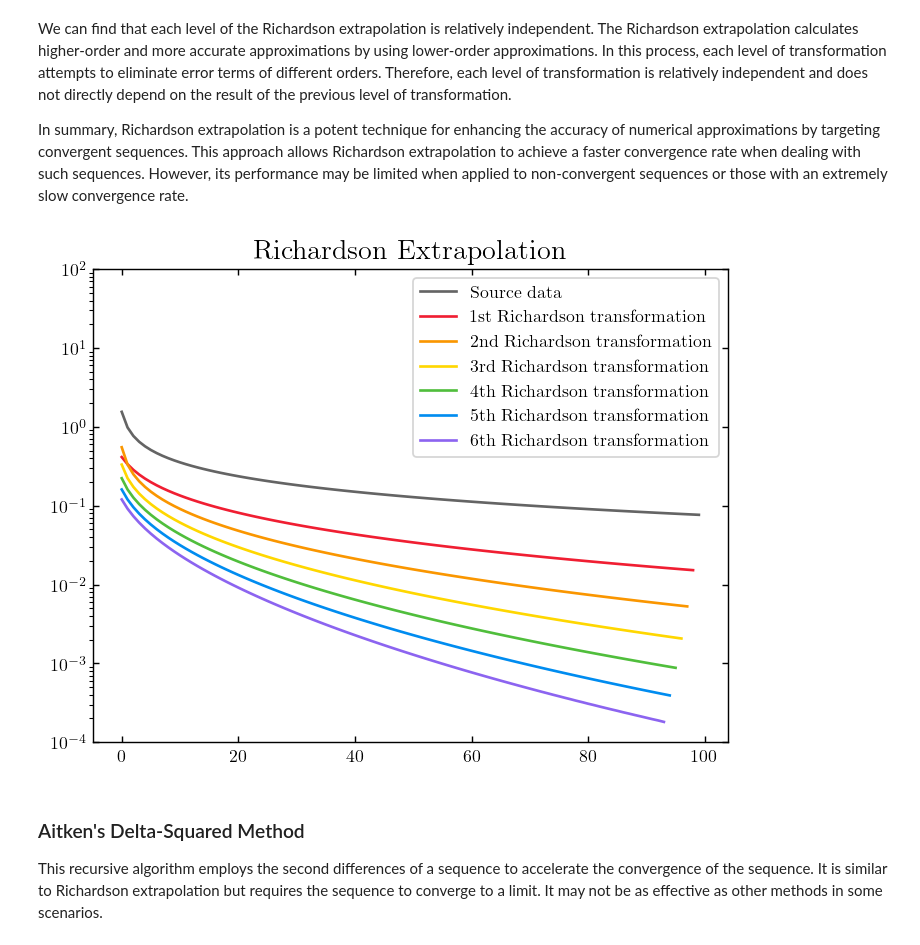
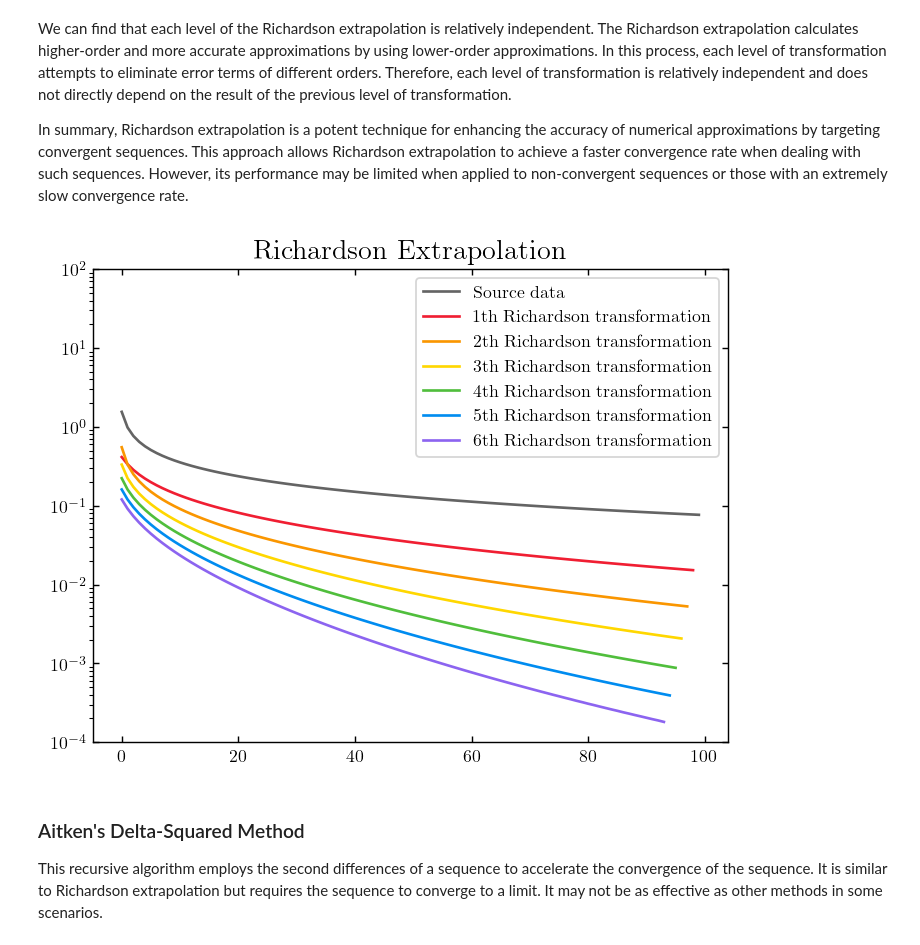
Before and after one commit to Photonico/Computational_Physics_Topics, a Jupyter notebook: Appendix Algorithms and Numerical Methods/Acceleration.ipynb, the cells around one changed output. Saved outputs shown, nothing was run; the diff lists cells and outputs as text; code cells hidden in the pictures.

```diff
--- a/Appendix Algorithms and Numerical Methods/Acceleration.ipynb
+++ b/Appendix Algorithms and Numerical Methods/Acceleration.ipynb
@@ -57,62 +57,53 @@ In summary, Richardson extrapolation is a potent technique for enhancing the acc
 # %%
 # Richardson Extrapolation
 
 import numpy as np
 import matplotlib.pyplot as plt
 from scipy.special import comb
 
 def richardson_extrapolation(Y, order):
     n = len(Y)
     R = np.zeros_like(Y)
 
     if order == 1:
         R[:-1] = ((np.arange(1, n) + 1) * Y[1:] - np.arange(1, n) * Y[:-1]) / np.math.factorial(1)
     else:
         coeff = np.array([(-1) ** (order - k) * comb(order, k) for k in range(order + 1)])
         arange = np.arange(n - order)
         mesh_arange, mesh_k = np.meshgrid(arange, np.arange(order + 1), indexing='ij')
         temp = (mesh_arange + mesh_k) ** order * Y[mesh_arange + mesh_k] * coeff[mesh_k]
         R[:n - order] = np.sum(temp, axis=-1) / np.math.factorial(order)
 
     return R
 
-def exponential_series(x, num_terms):
-    terms = [x ** n / np.math.factorial(n) for n in range(1, num_terms + 1)]
-    return np.cumsum(terms)
+def plot_richardson_extrapolation(order):
+    # Generate a new dataset using the function f(x) = sum_n 1/(n^2+x) for n in [1, 10] which converges to 0 as x approaches infinity
+    X_demo = np.arange(0, 100)
+    Y_demo = np.array([np.sum([1/(n ** 2 + x) for n in range(1, 11)]) for x in X_demo])
 
-# Generate a new dataset using the function f(x) = sum_n 1/(n^2+x) for n in [1, 10] which converges to 0 as x approaches infinity
-X_demo = np.arange(0, 100)
-Y_demo = np.array([np.sum([1 / (n ** 2 + x) for n in range(1, 11)]) for x in X_demo])
+    plt.figure(dpi=128)
+    params = {"text.usetex": True, "font.family": "serif", "mathtext.fontset": "cm", "axes.titlesize": 16, "axes.labelsize": 14, "figure.facecolor": "w"}
+    plt.rcParams.update(params)
+    plt.tick_params(direction="in", top=True, right=True, bottom=True, left=True)
 
-# Apply Richardson extrapolations
-U1 = richardson_extrapolation(Y_demo, 1)
-U2 = richardson_extrapolation(Y_demo, 2)
-U3 = richardson_extrapolation(Y_demo, 3)
-U4 = richardson_extrapolation(Y_demo, 4)
-U5 = richardson_extrapolation(Y_demo, 5)
-U6 = richardson_extrapolation(Y_demo, 6)
+    plt.title("Richardson Extrapolation")
+    plt.plot(X_demo, Y_demo, c="#646464", label="Source data")
 
-# Set up the specified style parameters
-plt.figure(dpi=128)
-params = {"text.usetex": True, "font.family": "serif", "mathtext.fontset": "cm", "axes.titlesize": 16, "axes.labelsize": 14, "figure.facecolor": "w"}
-plt.rcParams.update(params)
-plt.tick_params(direction="in", top=True, right=True, bottom=True, left=True)
+    colors = ["#F01E32", "#FA9600", "#FFD700", "#50BE3C", "#008CF0", "#8C64F0"]
 
-# Plot the data and Shanks transformations
-plt.title("Richardson Extrapolation")
-plt.plot(X_demo, Y_demo, c="#646464", label="Source data")
-plt.plot(X_demo[:-1], U1[:-1], c="#F01E32", label="1st Richardson transformation")
-plt.plot(X_demo[:-2], U2[:-2], c="#FA9600", label="2nd Richardson transformation")
-plt.plot(X_demo[:-3], U3[:-3], c="#FFD700", label="3rd Richardson transformation")
-plt.plot(X_demo[:-4], U4[:-4], c="#50BE3C", label="4th Richardson transformation")
-plt.plot(X_demo[:-5], U5[:-5], c="#008CF0", label="5th Richardson transformation")
-plt.plot(X_demo[:-6], U6[:-6], c="#8C64F0", label="6th Richardson transformation")
+    for k in range(1, order+1):
+        U = richardson_extrapolation(Y_demo, k)
+        plt.plot(X_demo[:-k], U[:-k], c=colors[k-1], label=f"{k}th Richardson transformation")
 
-plt.yscale('log'); plt.ylim([1e-4, 1e2])
-plt.legend(loc="best")
-plt.show()
+    plt.yscale('log')
+    plt.ylim([1e-4, 1e2])
+    plt.legend(loc="best")
+    plt.show()
+
+# Call the function with the desired order
+plot_richardson_extrapolation(order=6)
 # %% [output]
-[figure, old version]
+[figure, new version]
 # %% [markdown]
 ### Aitken's Delta-Squared Method
 
```
